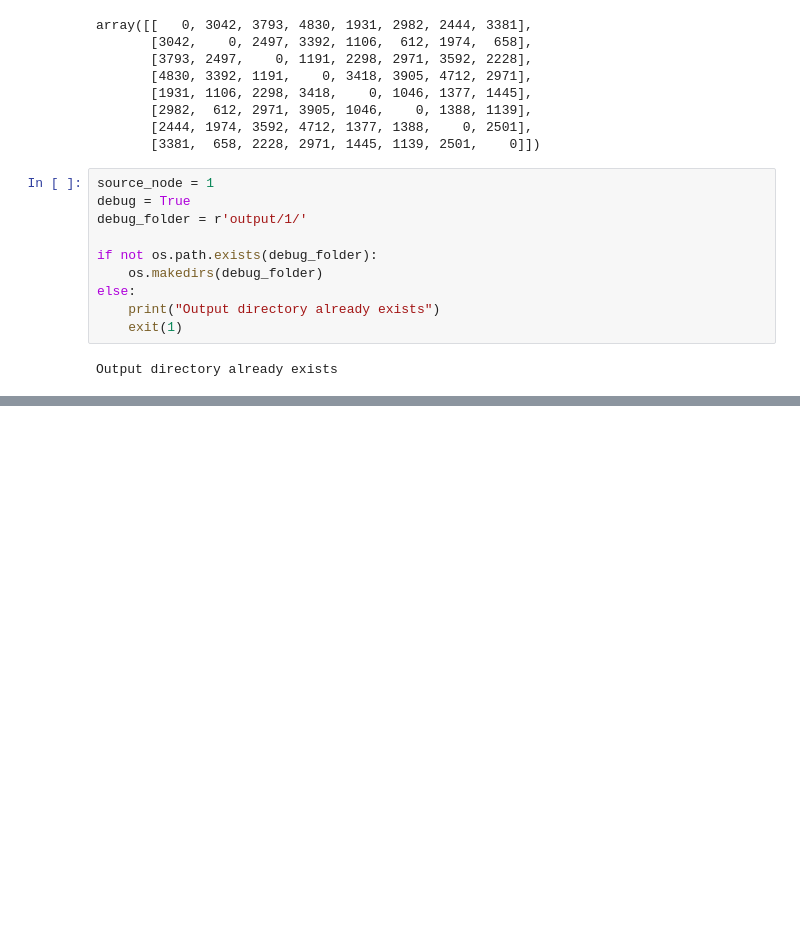
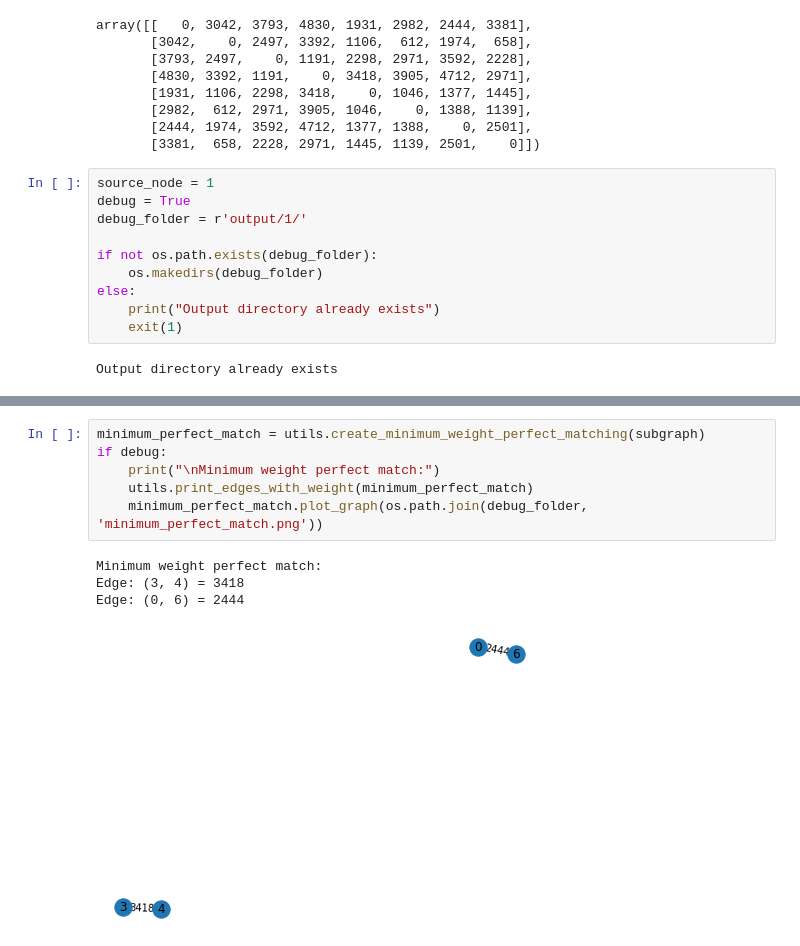
Before and after one commit to juan190199/TravelingSalesmanProblem, a Jupyter notebook: main.ipynb, the cells around one changed output, grey strips where cells are left out. Saved outputs shown, nothing was run; the diff lists cells and outputs as text; blank space fills up the shorter version.

Commit message:
~// Defining mst, perfect matching and euler tour

```diff
--- a/main.ipynb
+++ b/main.ipynb
@@ -145,0 +190,11 @@ Edge: (6, 7) = 2501
+# %%
+minimum_perfect_match = utils.create_minimum_weight_perfect_matching(subgraph)
+if debug:
+    print("\nMinimum weight perfect match:")
+    utils.print_edges_with_weight(minimum_perfect_match)
+    minimum_perfect_match.plot_graph(os.path.join(debug_folder, 'minimum_perfect_match.png'))
+# %% [output]
+Minimum weight perfect match:
+Edge: (3, 4) = 3418
+Edge: (0, 6) = 2444
+[figure, added]
```
Also changed, not shown: parts of 9 cells of this notebook.
